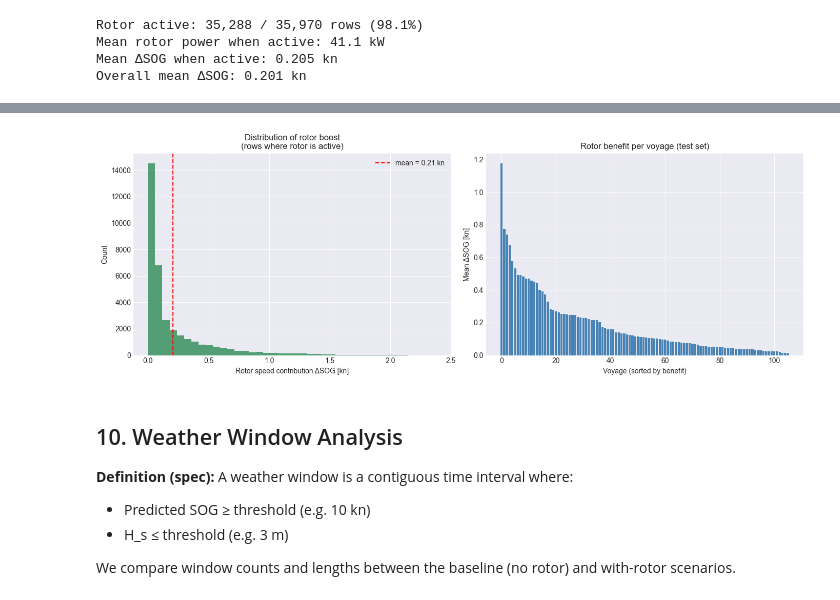
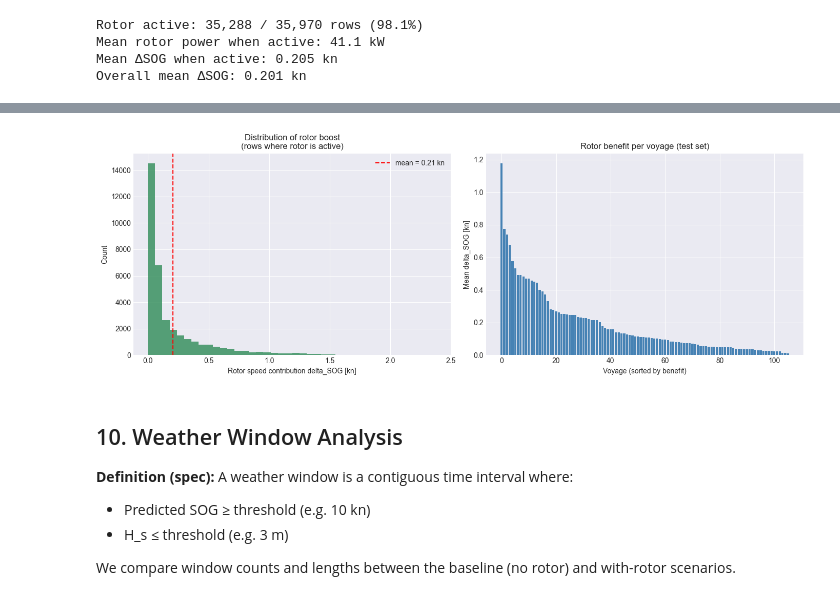
Before and after one commit to grioool/maritime-performance-analytics, a Jupyter notebook: ml/baseline_model.ipynb, the cells around one changed output, grey strips where cells are left out. Drawn from its saved outputs; the diff is of its cells as text; code cells hidden in the pictures.

```diff
--- a/ml/baseline_model.ipynb
+++ b/ml/baseline_model.ipynb
@@ -363,27 +363,27 @@ Voyage_ID
 # %%
 fig, axes = plt.subplots(1, 2, figsize=(14, 5))
 
 # Histogram of ΔSOG
 axes[0].hist(delta_v[active], bins=40, color='seagreen', edgecolor='none', alpha=0.8)
 axes[0].axvline(delta_v[active].mean(), color='red', linestyle='--', linewidth=1.5,
                 label=f'mean = {delta_v[active].mean():.2f} kn')
-axes[0].set_xlabel('Rotor speed contribution ΔSOG [kn]')
+axes[0].set_xlabel('Rotor speed contribution delta_SOG [kn]')
 axes[0].set_ylabel('Count')
 axes[0].set_title('Distribution of rotor boost\n(rows where rotor is active)')
 axes[0].legend()
 
-# Per-voyage mean ΔSOG
+# Per-voyage mean delta_SOG
 dvs = voyage_summary['mean_delta_v'].sort_values(ascending=False)
 axes[1].bar(range(len(dvs)), dvs.values, color='steelblue', edgecolor='none')
 axes[1].set_xlabel('Voyage (sorted by benefit)')
-axes[1].set_ylabel('Mean ΔSOG [kn]')
+axes[1].set_ylabel('Mean delta_SOG [kn]')
 axes[1].set_title('Rotor benefit per voyage (test set)')
 
 plt.tight_layout()
 plt.savefig(RESULTS_PATH + 'rotor_scenario.png', dpi=150, bbox_inches='tight')
 plt.show()
 # %% [output]
-[figure, old version]
+[figure, new version]
 # %% [markdown]
 ## 10. Weather Window Analysis
 
```
Also changed, not shown: parts of 14 cells of this notebook.
